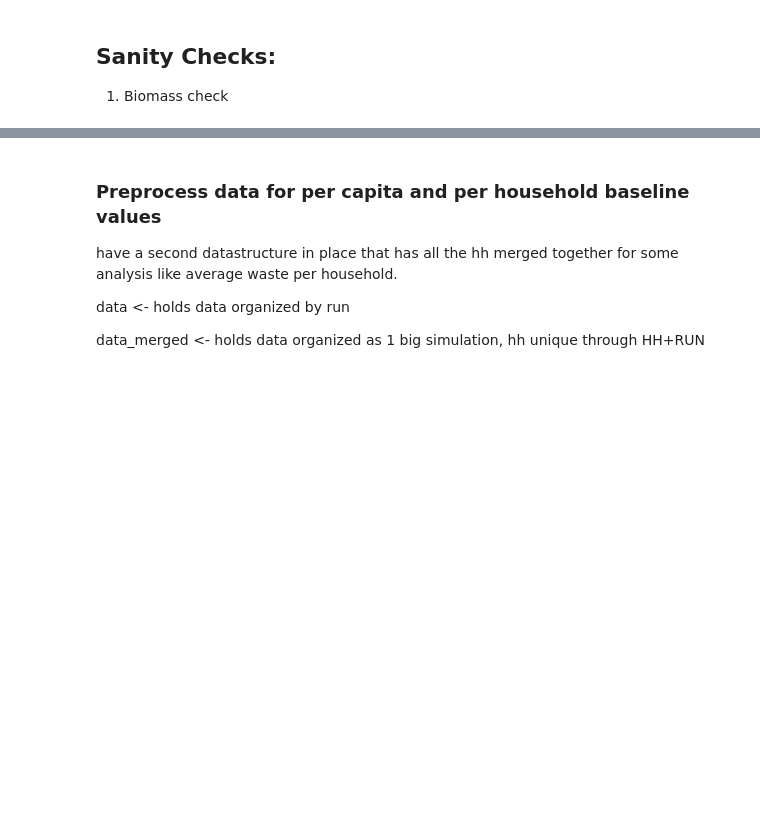
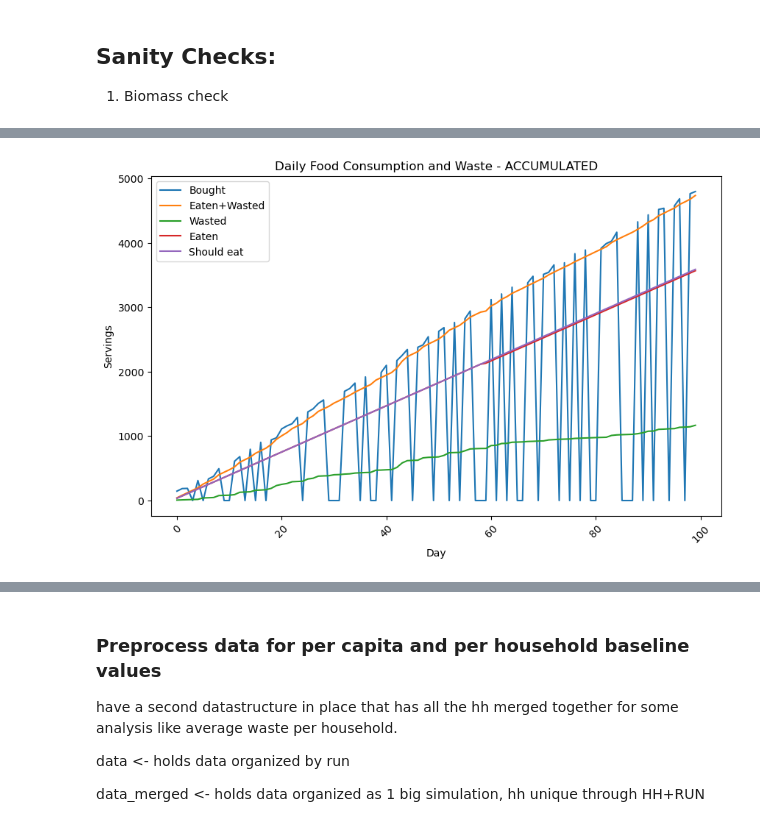
Before and after one commit to xHelenx/ifwaste, a Jupyter notebook: analysis/data_analysis.ipynb, the cells around one changed output, grey strips where cells are left out. Drawn from its saved outputs; the diff is of its cells as text; code cells hidden in the pictures; blank space fills up the shorter version.

```diff
--- a/analysis/data_analysis.ipynb
+++ b/analysis/data_analysis.ipynb
@@ -160,0 +384,21 @@ EXPERIMENT_KEYS = data.keys()
+# %%
+from itertools import accumulate
+should_eat = log_config["required_servings"].compute()
+should_eat_accumulated = [should_eat * (i + 1) for i in range(DAYS)]
+
+
+# Plotting
+plt.figure(figsize=(10, 6))
+plt.plot(results_df["day"], results_df["acc_bought"], label="Bought")
+plt.plot(results_df["day"], results_df["acc_eaten"] + results_df["acc_wasted"] , label="Eaten+Wasted")
+plt.plot(results_df["day"], results_df["acc_wasted"], label="Wasted")
+plt.plot(results_df["day"], results_df["acc_eaten"] , label="Eaten")
+plt.plot(range(0, DAYS), should_eat_accumulated, label="Should eat")
+plt.xlabel("Day")
+plt.ylabel("Servings")
+plt.title("Daily Food Consumption and Waste - ACCUMULATED")
+plt.legend()
+plt.xticks(rotation=45)
+plt.show()
+# %% [output]
+[figure, added]
```
Also changed, not shown: parts of 51 cells of this notebook, 6 other files.
